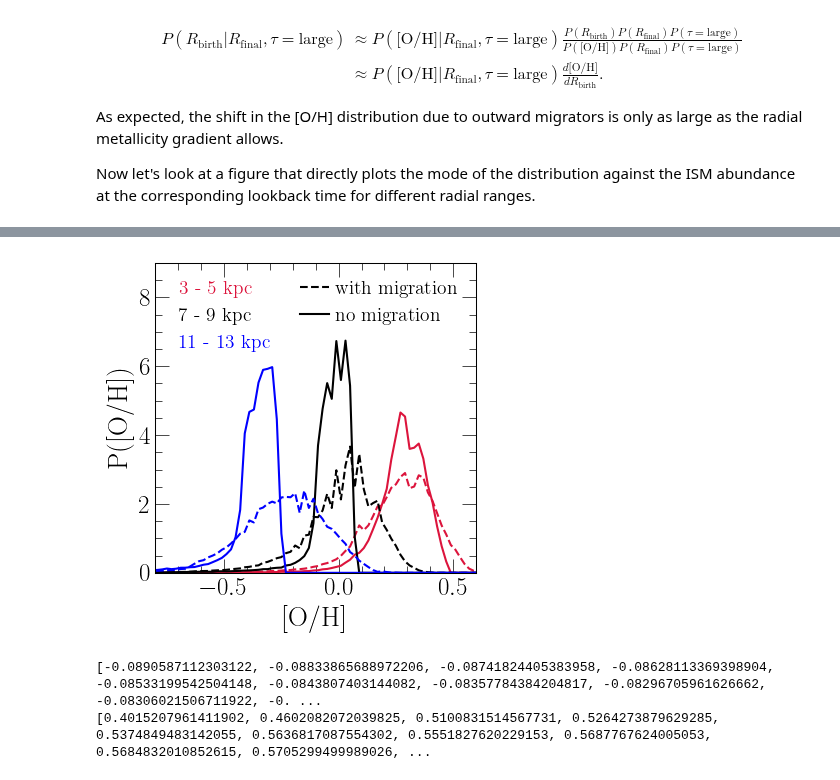
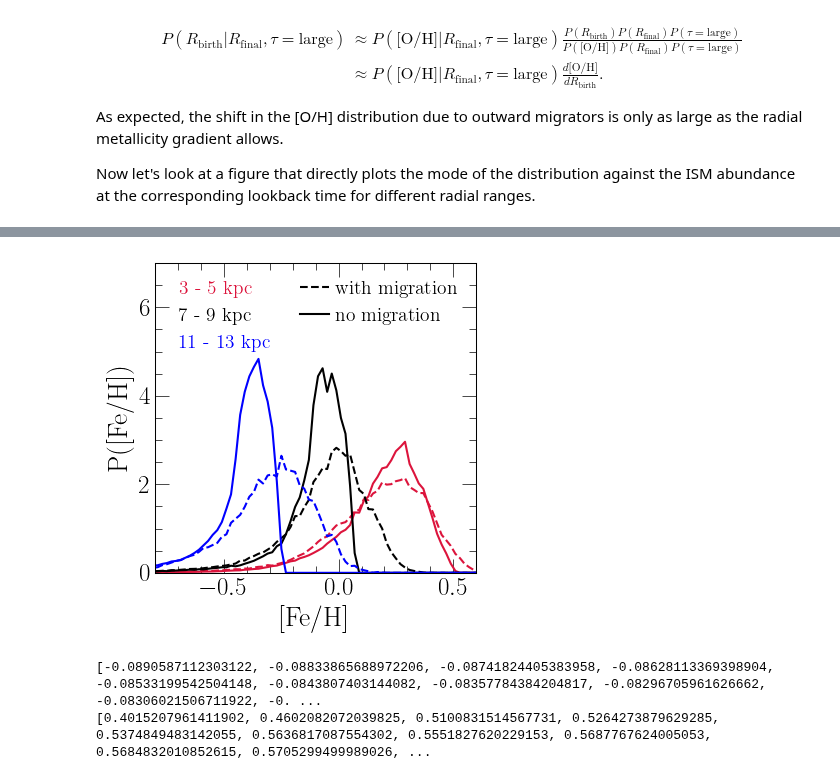
Before and after one commit to giganano/outflows, a Jupyter notebook: notebooks/rbirth-oh-distributions.ipynb, the cells around one changed output, grey strips where cells are left out. Cells and saved outputs as stored; diff of their text form; code cells hidden in the pictures.

```diff
--- a/notebooks/rbirth-oh-distributions.ipynb
+++ b/notebooks/rbirth-oh-distributions.ipynb
@@ -277,4 +288,5 @@ i = 9
 # %%
+ELEMENT = "Fe"
 # RADIAL_RANGES = [3, 5, 7, 9, 11, 13]
 RADIAL_RANGES = [[3, 5], [7, 9], [11, 13]]
 OH_BINS = np.linspace(-1, 1, 101)
@@ -284,11 +296,18 @@ COLORS = ["crimson", "black", "blue"]
 
 fig = plt.figure(figsize = (4, 4))
 ax = fig.add_subplot(111)
-ax.set_xlabel("[O/H]")
-ax.set_ylabel("P([O/H])")
+ax.set_xlabel("[%s/H]" % (ELEMENT.capitalize()))
+ax.set_ylabel("P([%s/H])" % (ELEMENT.capitalize()))
+
+### OXYGEN ###
 ax.set_xlim([-0.8, 0.6])
 ax.set_xticks([-0.5, 0, 0.5])
 ax.set_ylim([0, 9])
+
+### IRON ###
+ax.set_xlim([-0.8, 0.6])
+ax.set_xticks([-0.5, 0, 0.5])
+ax.set_ylim([0, 7])
 
 kwargs = {
     "c": named_colors()["black"],
@@ -296,7 +315,7 @@ kwargs = {
     "label": "with migration"
 }
 line1 = ax.plot([-10, -9], [-10, -9], **kwargs)[0]
-kwargs["linestyle"] = '-'
+kwargs["linestyle"] = "-"
 kwargs["label"] = "no migration"
 line2 = ax.plot([-10, -9], [-10, -9], **kwargs)[0]
 kwargs = {
@@ -317,34 +336,34 @@ for i in range(len(RADIAL_RANGES)):
         "zone_origin", "<=", int(RADIAL_RANGES[i][1] / ZONE_WIDTH) - 1)
     kwargs = {
         "bins": OH_BINS,
         "weights": sub["mass"],
         "density": True
     }
-    oh_dist, _ = np.histogram(sub["[o/h]"], **kwargs)
+    oh_dist, _ = np.histogram(sub["[%s/h]" % (ELEMENT)], **kwargs)
     ax.plot(xvals, oh_dist, c = named_colors()[COLORS[i]],
         # label = "%g kpc" % ((RADIAL_RANGES[i][0] + RADIAL_RANGES[i][1]) / 2))
         label = "%d - %d kpc" % (RADIAL_RANGES[i][0], RADIAL_RANGES[i][1]))
     sub = stars.filter(
         "zone_final", ">=", int(RADIAL_RANGES[i][0] / ZONE_WIDTH)).filter(
         "zone_final", "<=", int(RADIAL_RANGES[i][1] / ZONE_WIDTH) - 1)
     kwargs["weights"] = sub["mass"]
-    oh_dist, _ = np.histogram(sub["[o/h]"], **kwargs)
+    oh_dist, _ = np.histogram(sub["[%s/h]" % (ELEMENT)], **kwargs)
     ax.plot(xvals, oh_dist, c = named_colors()[COLORS[i]], linestyle = '--')
 
 kwargs = {
     "loc": mpl_loc("upper left"),
     "handlelength": 0,
     "ncol": 1,
     "fontsize": 14
 }
 leg = ax.legend(**kwargs)
 fancy_legend(leg, COLORS)
 
 plt.tight_layout()
 for ext in ["pdf", "jpeg"]:
     kwargs = {}
     if ext == "jpeg": kwargs["dpi"] = 200
-    plt.savefig("./rbirth-oh-distributions/mdfs-with-vs-no-migration.%s" % (ext), **kwargs)
+    plt.savefig("./rbirth-oh-distributions/%sh-dfs-with-vs-no-migration.%s" % (ELEMENT.lower(), ext), **kwargs)
 plt.show()
 # %% [output]
-[figure, old version]
+[figure, new version]
```
Also changed, not shown: parts of 3 cells of this notebook, 24 other files.
